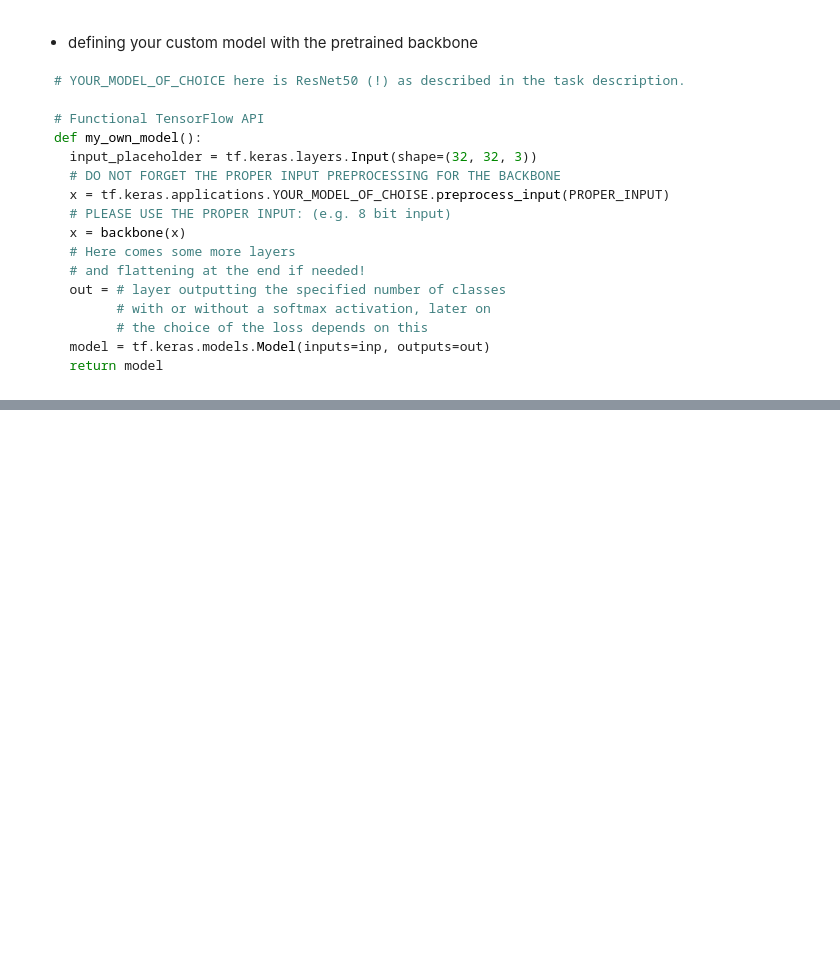
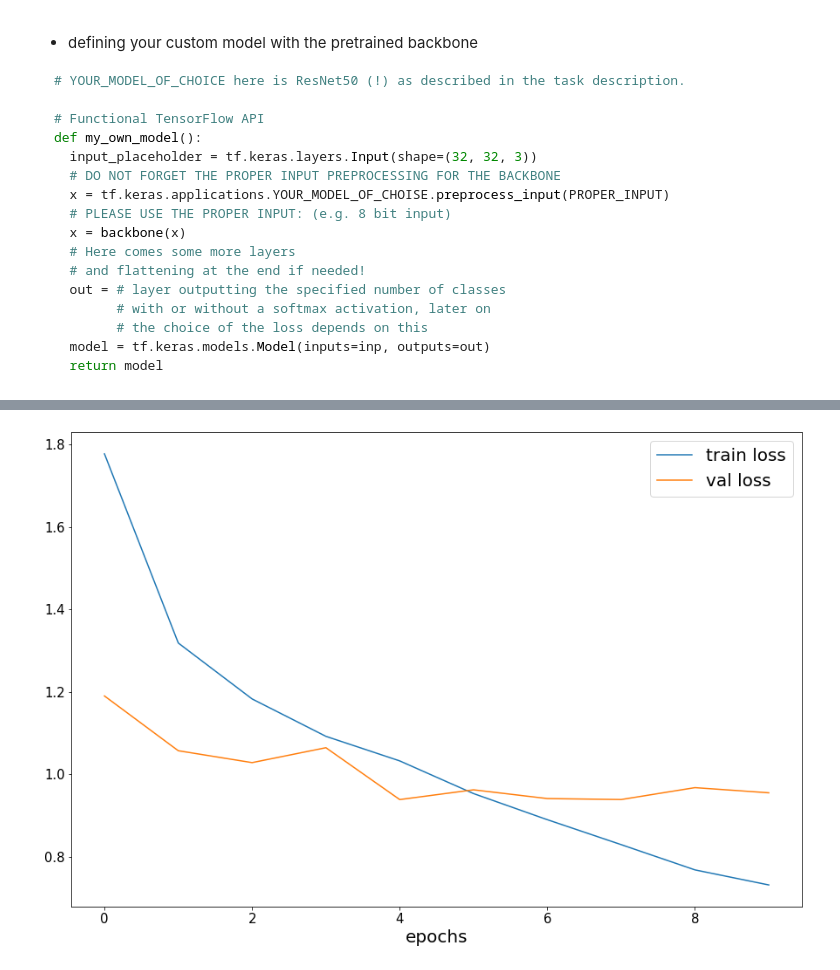
Before and after one commit to barnabasp/ML_Course, a Jupyter notebook: hw11_bporfy.ipynb, the cells around one changed output, grey strips where cells are left out. Drawn from its saved outputs; the diff is of its cells as text; code cells hidden in the pictures; blank space fills up the shorter version.

```diff
--- a/hw11_bporfy.ipynb
+++ b/hw11_bporfy.ipynb
@@ -290,0 +310,25 @@ def my_own_model():
+# %%
+model = tf.keras.models.Sequential()
+model.add(myown)
+model.add(tf.keras.layers.Flatten())
+model.add(tf.keras.layers.BatchNormalization())
+model.add(tf.keras.layers.Dense(256, activation='relu'))
+model.add(tf.keras.layers.Dropout(0.5))
+model.add(tf.keras.layers.BatchNormalization())
+model.add(tf.keras.layers.Dense(128, activation='relu'))
+model.add(tf.keras.layers.Dropout(0.5))
+model.add(tf.keras.layers.BatchNormalization())
+model.add(tf.keras.layers.Dense(64, activation='relu'))
+model.add(tf.keras.layers.Dropout(0.5))
+model.add(tf.keras.layers.BatchNormalization())
+model.add(tf.keras.layers.Dense(10, activation='softmax'))
+# %%
+model.compile(optimizer=tf.keras.optimizers.Adam(learning_rate=0.001),
+              loss=tf.keras.losses.CategoricalCrossentropy(),
+              metrics=['accuracy'])
+# %%
+check_point = tf.keras.callbacks.ModelCheckpoint(filepath="cifar10",
+                                              monitor="val_acc",
+                                              mode="max",
+                                              save_best_only=True,
+                                              )
@@ -290,0 +337,5 @@ def my_own_model():
+# %%
+history = model.fit(X_train, y_train_bin, batch_size=32, epochs=10, verbose=1,
+                        validation_data=(X_test, y_test_bin),
+                        callbacks=[check_point])
+model.summary()
@@ -290,0 +360,12 @@ def my_own_model():
+# %%
+plt.figure(figsize=(15,10))
+plt.plot(history.history['loss'], label='train loss')
+plt.plot(history.history['val_loss'], label='val loss')
+plt.xlabel('epochs', fontsize=20)
+plt.legend(fontsize=20)
+plt.xticks(fontsize=15)
+plt.yticks(fontsize=15)
+#plt.ylim(0,0.2)
+plt.show()
+# %% [output]
+[figure, added]
```
Also changed, not shown: parts of 10 cells of this notebook.
